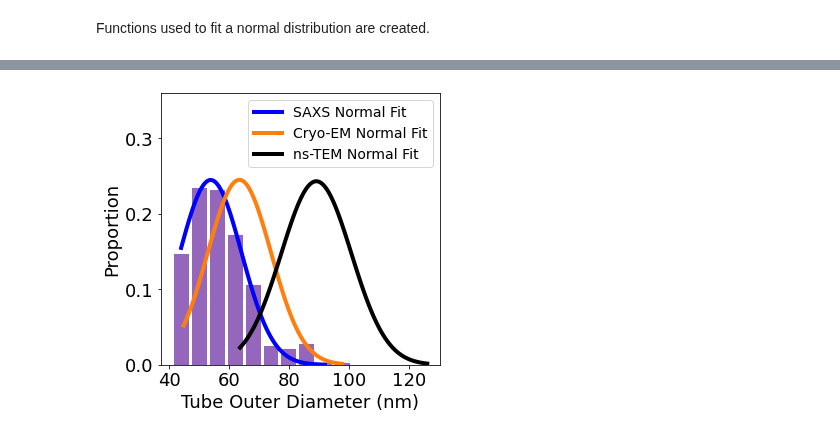
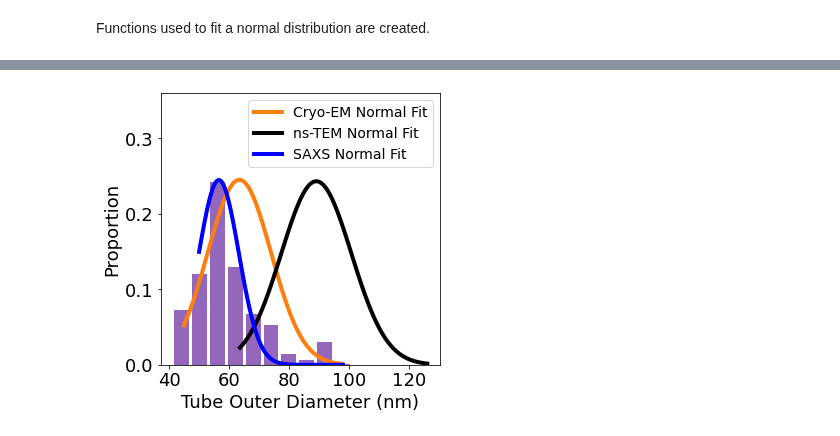
Before and after one commit to pozzo-research-group/MC-DFM, a Jupyter notebook: Notebooks/RhuA Tubes Plotting.ipynb, the cells around one changed output, grey strips where cells are left out. Cells and saved outputs as stored; diff of their text form; code cells hidden in the pictures.

```diff
--- a/Notebooks/RhuA Tubes Plotting.ipynb
+++ b/Notebooks/RhuA Tubes Plotting.ipynb
@@ -185,24 +186,26 @@ Text(0.5, 0, 'Tube Outer Diameter (nm)')
 # %%
 fig, ax = plt.subplots(figsize=(5, 5))
 
-ax.bar(hist_data[:-1,0], hist_data[:-1,1], width = 5, color = 'C4')
-ax.plot(x_sizes, normal_fit/4.2, linewidth = 3)
-ax.plot(x_sizes, normal_fit/4.2, linewidth = 4, color = 'blue', label = 'SAXS Normal Fit')
+ax.bar(hist_data[:-1,0], hist_data[:-1,1]*0.75, width = 5, color = 'C4')
+
 
 #ax.bar(y_[:-1], x_/np.sum(x_), width = 5, color='C3')
 ax.plot(x_sizes_cryo_em, normal_fit_cryo_em/3.3, linewidth = 4, label = 'Cryo-EM Normal Fit', color = 'C1')
 
 #ax.bar(y[:-1], x/np.sum(x), width = 5, color='C2')
 ax.plot(x_sizes_em, normal_fit_em/3.8, linewidth = 4, color = 'black', label = 'ns-TEM Normal Fit')
 
+ax.plot(x_sizes, normal_fit/3.7, linewidth = 3)
+ax.plot(x_sizes, normal_fit/3.7, linewidth = 4, color = 'blue', label = 'SAXS Normal Fit')
+
 ax.legend(fontsize=14)
 ax.legend(fontsize=14, loc=1)
 ax.set_ylim([0, 0.36])
 ax.set_ylabel('Proportion')
 ax.set_xlabel('Tube Outer Diameter (nm)')
 #plt.savefig('../Images/RhuA/SAXS_histogram_all.png', dpi=600, bbox_inches="tight")
 # %% [output]
-[figure, old version]
+[figure, new version]
 # %%
 mean_saxs = x_sizes[np.argmax(normal_fit)]
 mean_em = x_sizes_em[np.argmax(normal_fit_em)]
```
Also changed, not shown: parts of 7 cells of this notebook.
